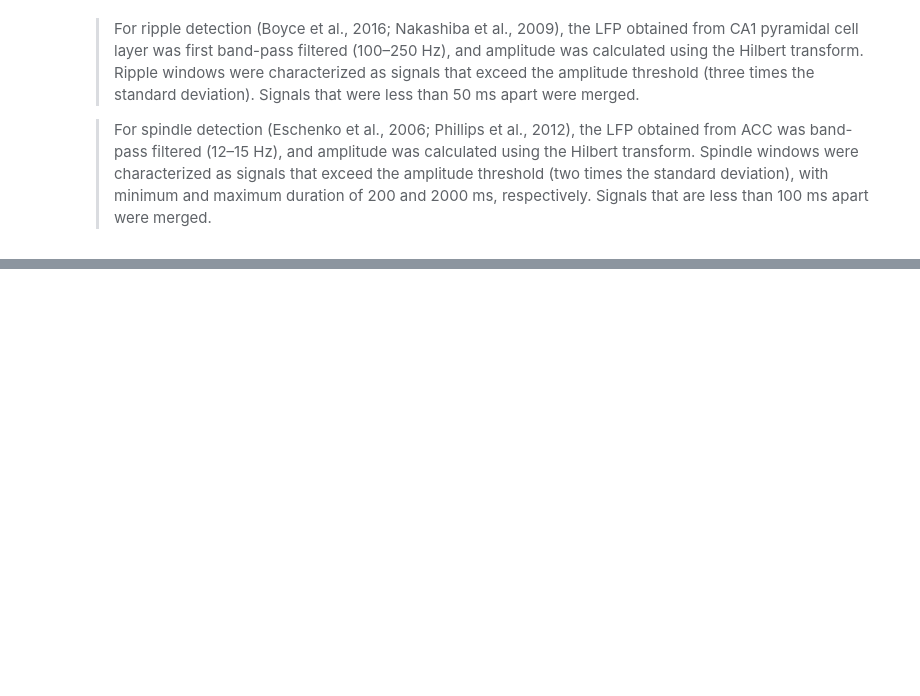
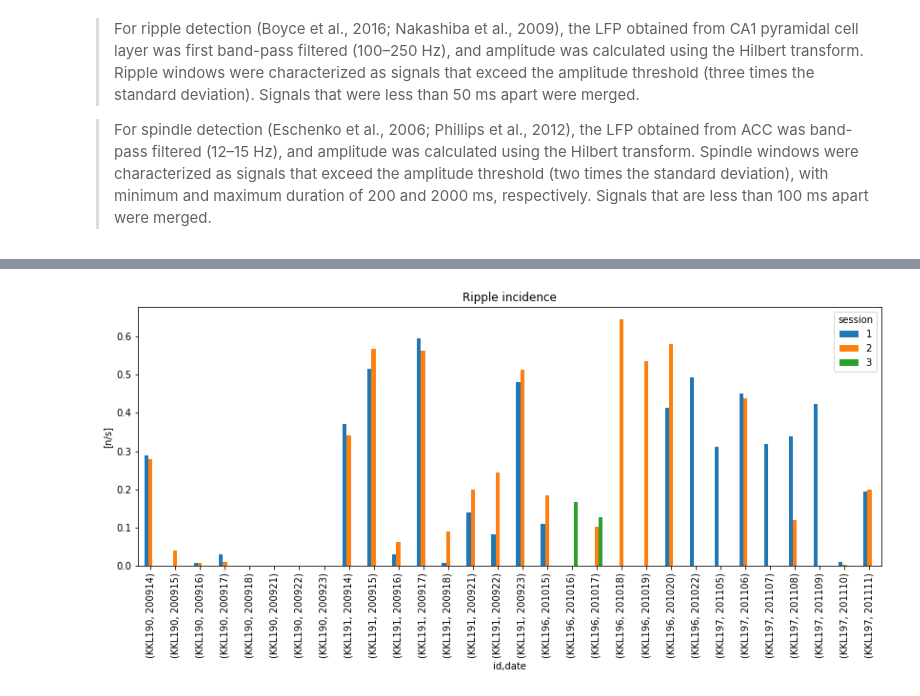
Before and after one commit to tristanstoeber/ripplespindlecoupling, a Jupyter notebook: 02_Analysis.ipynb, the cells around one changed output, grey strips where cells are left out. Saved outputs shown, nothing was run; the diff lists cells and outputs as text; code cells hidden in the pictures; blank space fills up the shorter version.

```diff
--- a/02_Analysis.ipynb
+++ b/02_Analysis.ipynb
@@ -145,0 +241,12 @@ n_spndls_trial/t_trial
+# %%
+n_rppls_trial = df_rppls[df_rppls['valid']==True].groupby(['id', 'date', 'session']).size()
+n_spndls_trial = df_spndls[df_spndls['valid']==True].groupby(['id', 'date', 'session']).size()
+# %%
+rppl_incidence = n_rppls_trial/t_trial
+fig, ax = plt.subplots(1, figsize=(14, 5))
+rppl_incidence.unstack().plot.bar(ax=ax, rot=90)
+ax.set_title('Ripple incidence')
+ax.set_ylabel('[n/s]')
+plt.savefig('RippleIncidence.png')
+# %% [output]
+[figure, added]
```
Also changed, not shown: parts of 62 cells of this notebook, 5 other files.
